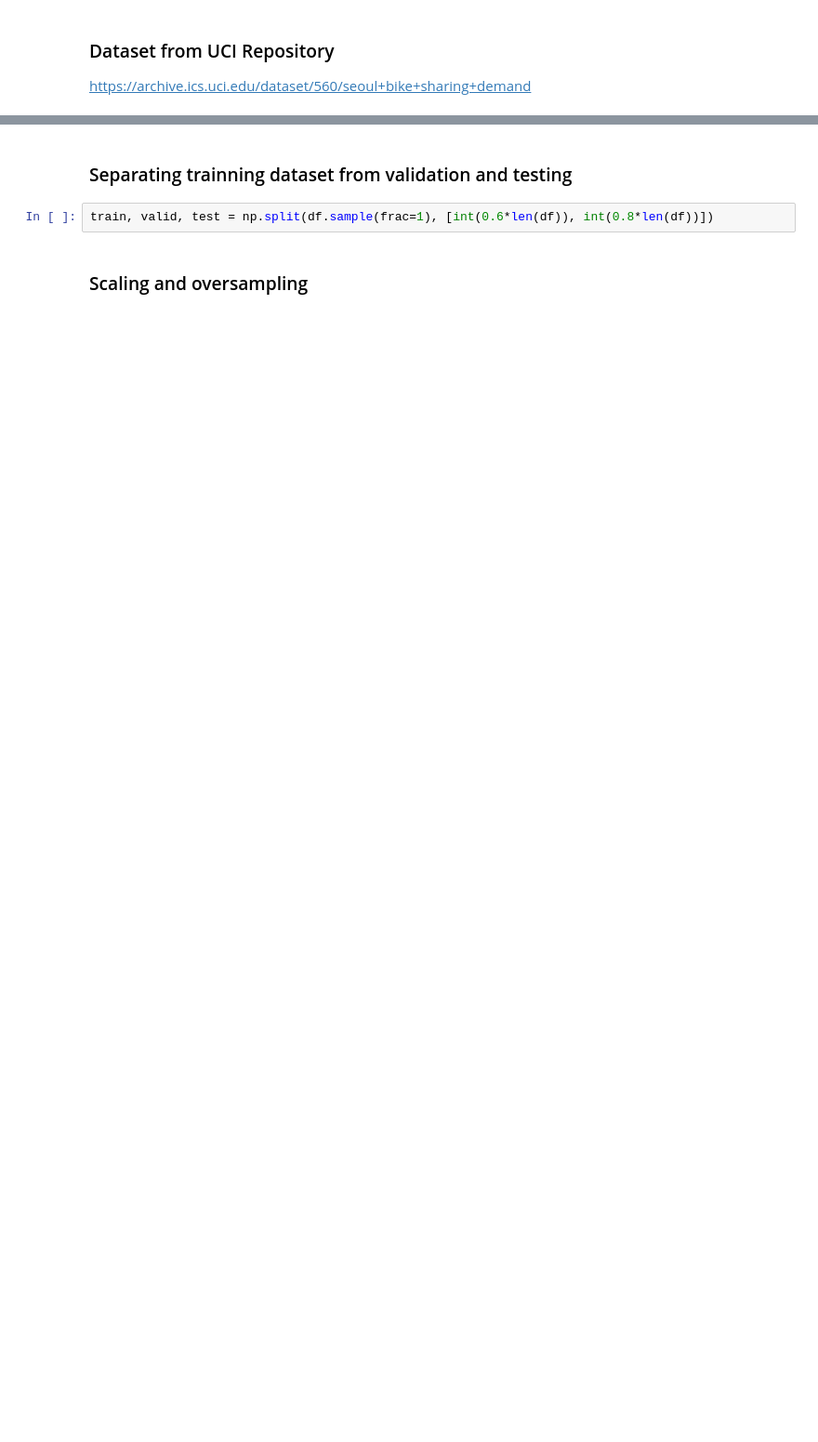
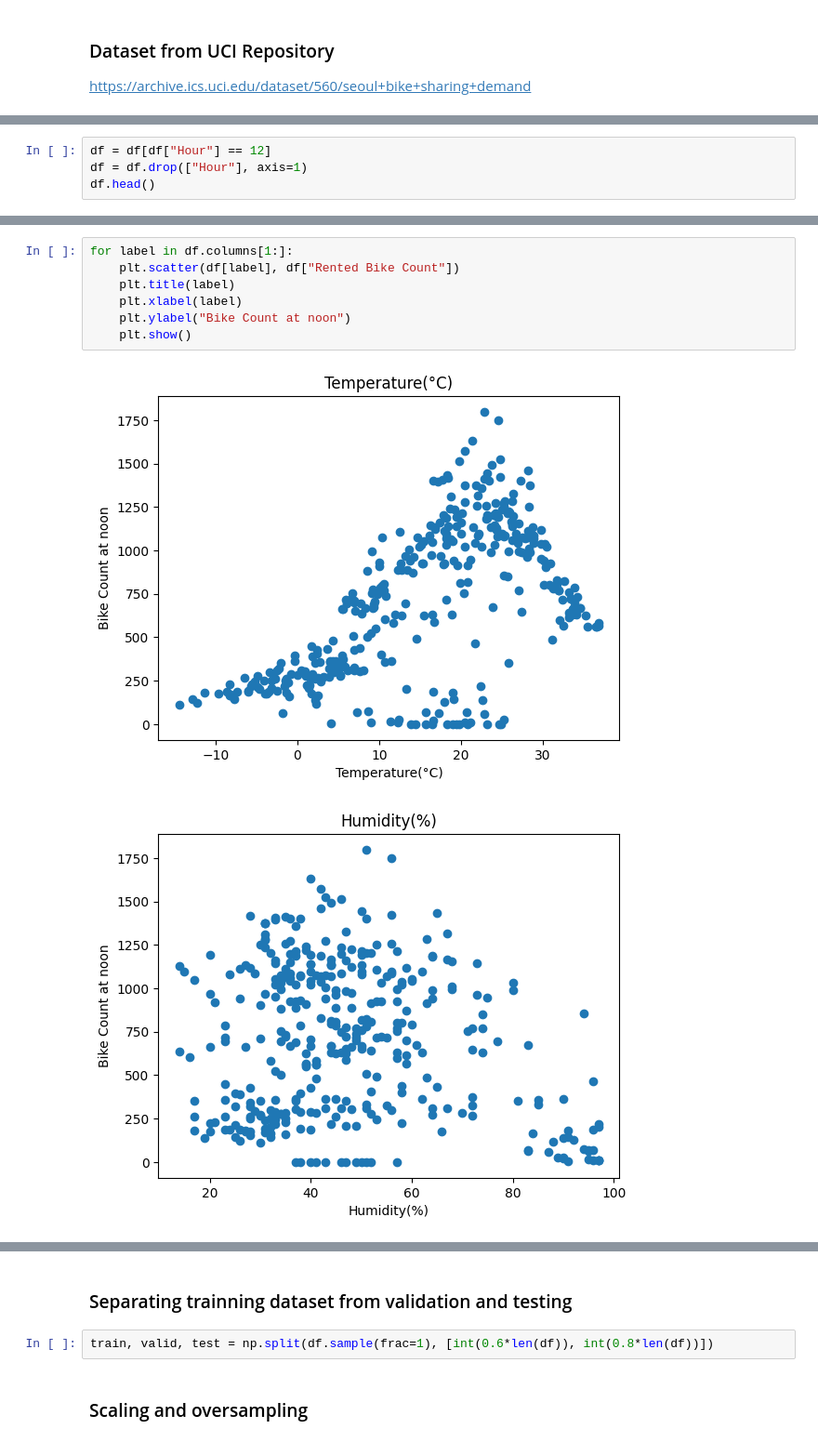
Before and after one commit to EstifanosTaye320/bike_sharing_predict, a Jupyter notebook: main.ipynb, the cells around one changed output, grey strips where cells are left out. Shown at 93% size. Drawn from its saved outputs; the diff is of its cells as text; blank space fills up the shorter version.

```diff
--- a/main.ipynb
+++ b/main.ipynb
@@ -47,0 +27,4 @@ df.head()
+# %%
+df = df[df["Hour"] == 12]
+df = df.drop(["Hour"], axis=1)
+df.head()
@@ -47,0 +40,10 @@ df.head()
+# %%
+for label in df.columns[1:]:
+    plt.scatter(df[label], df["Rented Bike Count"])
+    plt.title(label)
+    plt.xlabel(label)
+    plt.ylabel("Bike Count at noon")
+    plt.show()
+# %% [output]
+[figure, added]
+[figure, added]
```
Also changed, not shown: parts of 23 cells of this notebook.
